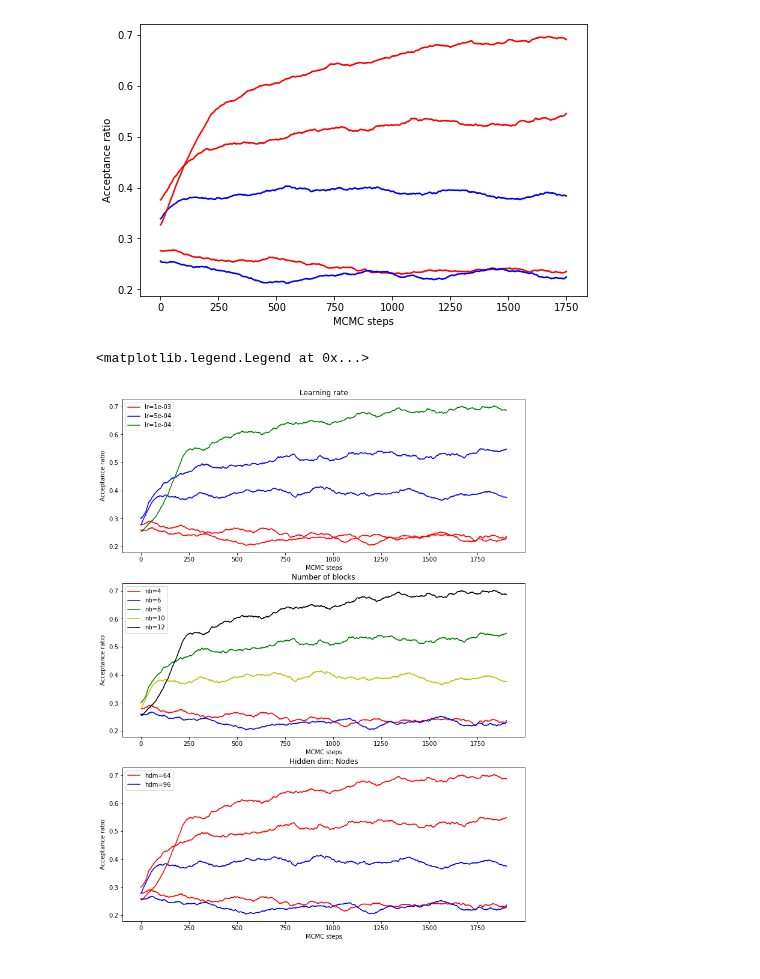
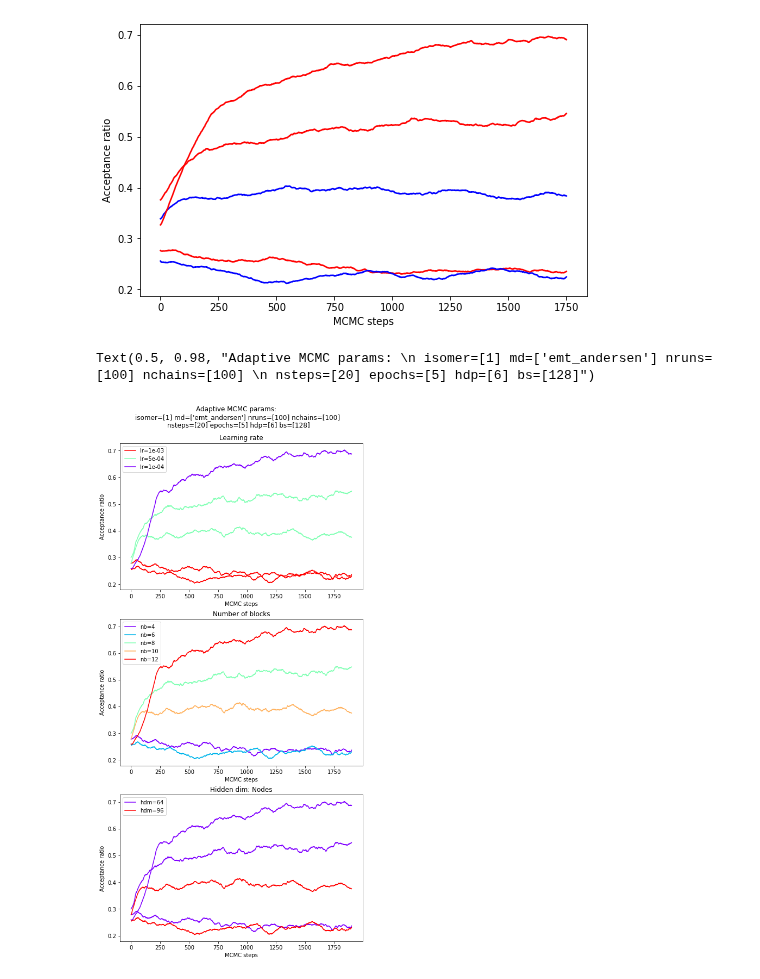
Before and after one commit to anacmolina/ML-DFT, a Jupyter notebook: notebooks/28 - EMT Adaptive.ipynb, the cells around one changed output. Drawn from its saved outputs; the diff is of its cells as text; code cells hidden in the pictures.

Commit message:
adding title to plot

```diff
--- a/notebooks/28 - EMT Adaptive.ipynb
+++ b/notebooks/28 - EMT Adaptive.ipynb
@@ -67,3 +67,16 @@ ax.set_xlabel('MCMC steps')
 plt.show()
 # %% [output]
 [figure]
+# %%
+lr = np.unique([adaptive["args"]["learning_rate"] for adaptive in adaptives])
+nb = np.unique([adaptive["args"]["n_blocks"] for adaptive in adaptives])
+hdm = np.unique([adaptive["args"]["hidden_dim"] for adaptive in adaptives])
+
+hdp = np.unique([adaptive["args"]["hidden_depth"] for adaptive in adaptives])
+isomer = np.unique([adaptive["args"]["isomer_label"] for adaptive in adaptives])
+md = np.unique([adaptive["args"]["folder_path"] for adaptive in adaptives])
+niter = np.unique([adaptive["args"]["n_iter"] for adaptive in adaptives])
+nruns = np.unique([adaptive["args"]["n_runs"] for adaptive in adaptives])
+nchains = np.unique([adaptive["args"]["n_chains"] for adaptive in adaptives])
+nsteps = np.unique([adaptive["args"]["n_steps"] for adaptive in adaptives])
+bs = np.unique([adaptive["args"]["batch_size"] for adaptive in adaptives])
@@ -70,8 +85,9 @@ plt.show()
 # %%
-lr = np.array([1e-3, 5e-4, 1e-4])
-c = np.array(['r', 'b', 'g'])
+fig, axs = plt.subplots(3, 1, figsize=(8, 16))
+fig.subplots_adjust(top=0.92)
 
-fig, axs = plt.subplots(3, 1, figsize=(12, 16))
+c = cm.rainbow(np.linspace(0, 1, len(lr)))
+
 for adaptive in adaptives:
     accs = torch.stack(adaptive['accs']).reshape(-1, torch.stack(adaptive['accs']).shape[-1]).mean(axis=1).detach().numpy()
     accs_avg = avg_windows(accs, window_size=100, axis=1)
@@ -85,38 +101,45 @@ handles, labels = axs[0].get_legend_handles_labels()
 by_label = dict(zip(labels, handles))
 axs[0].legend(by_label.values(), by_label.keys())
 
-
-nb = np.array([4, 6, 8, 10, 12])
-c = np.array(['r', 'b', 'g', 'y', 'k'])
+c = cm.rainbow(np.linspace(0, 1, len(nb)))
 
 for adaptive in adaptives:
     accs = torch.stack(adaptive['accs']).reshape(-1, torch.stack(adaptive['accs']).shape[-1]).mean(axis=1).detach().numpy()
     accs_avg = avg_windows(accs, window_size=100, axis=1)
     mask = nb == adaptive['args']['n_blocks']
     axs[1].plot(accs_avg, c=c[mask][0], label='nb={:d}'.format(adaptive['args']['n_blocks']))
 axs[1].set_ylabel('Acceptance ratio')
 axs[1].set_xlabel('MCMC steps')
 axs[1].set_title('Number of blocks')
 
 handles, labels = axs[1].get_legend_handles_labels()
 by_label = dict(zip(labels, handles))
 axs[1].legend(by_label.values(), by_label.keys())
 
-hdm = np.array([64, 96])
-c = np.array(['r', 'b'])
+c = cm.rainbow(np.linspace(0, 1, len(hdm)))
 
 for adaptive in adaptives:
     accs = torch.stack(adaptive['accs']).reshape(-1, torch.stack(adaptive['accs']).shape[-1]).mean(axis=1).detach().numpy()
     accs_avg = avg_windows(accs, window_size=100, axis=1)
     mask = hdm == adaptive['args']['hidden_dim']
     axs[2].plot(accs_avg, c=c[mask][0], label='hdm={:d}'.format(adaptive['args']['hidden_dim']))
 axs[2].set_ylabel('Acceptance ratio')
 axs[2].set_xlabel('MCMC steps')
 axs[2].set_title('Hidden dim: Nodes')
 
 handles, labels = axs[2].get_legend_handles_labels()
 by_label = dict(zip(labels, handles))
 axs[2].legend(by_label.values(), by_label.keys())
+
+fig.suptitle("Adaptive MCMC params: \n isomer={} md={} nruns={} nchains={} \n nsteps={} epochs={} hdp={} bs={}".format(
+                                                                                            isomer,
+                                                                                            md,
+                                                                                            nruns,
+                                                                                            nchains,
+                                                                                            nsteps,
+                                                                                            niter,
+                                                                                            hdp,
+                                                                                            bs,), )
 # %% [output]
-<matplotlib.legend.Legend at 0x...>
+Text(0.5, 0.98, "Adaptive MCMC params: \n isomer=[1] md=['emt_andersen'] nruns=[100] nchains=[100] \n nsteps=[20] epochs=[5] hdp=[6] bs=[128]")
-[figure, old version]
+[figure, new version]
```
Also changed, not shown: parts of 4 cells of this notebook.
